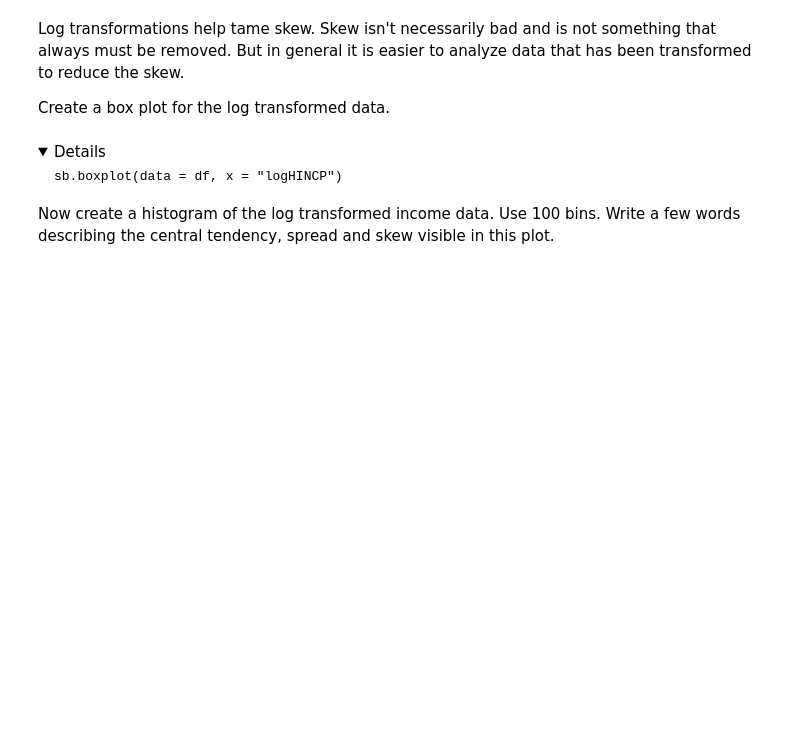
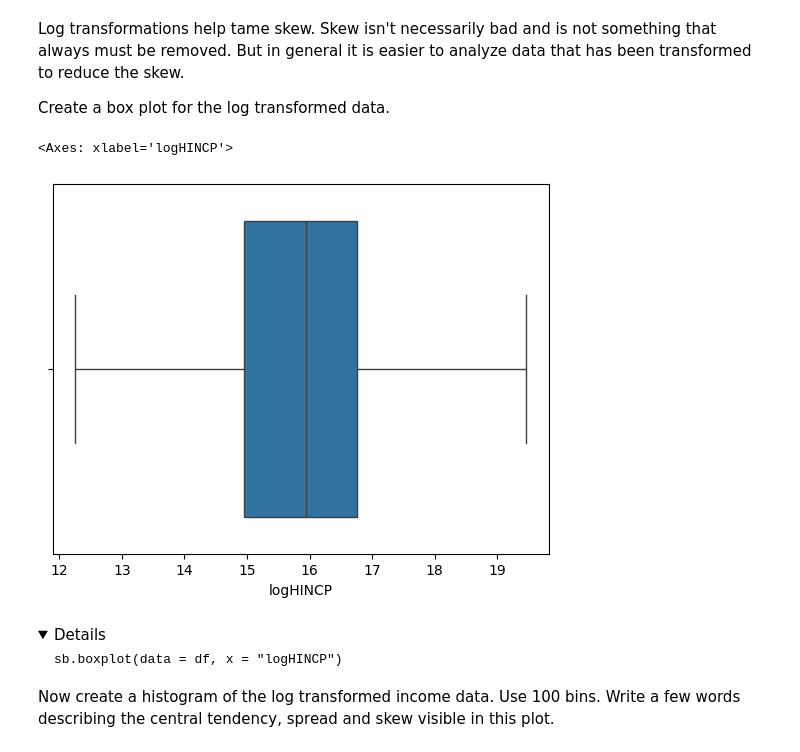
Before and after one commit to koumemura/lab-04, a Jupyter notebook: lab04_acs_graphing.ipynb, the cells around one changed output. Cells and saved outputs as stored; diff of their text form; code cells hidden in the pictures; folded sections open; blank space fills up the shorter version.

```diff
--- a/lab04_acs_graphing.ipynb
+++ b/lab04_acs_graphing.ipynb
@@ -298,6 +362,11 @@ df["logHINCP"] = np.log2(df["HINCP"].clip(1))
 Log transformations help tame skew. Skew isn't necessarily bad and is not something that always must be removed.  But in general it is easier to analyze data that has been transformed to reduce the skew.
 
 Create a box plot for the log transformed data.
+# %%
+sb.boxplot(x = "logHINCP", showfliers = False, data = df)
+# %% [output]
+<Axes: xlabel='logHINCP'>
+[figure, added]
 # %% [markdown]
 <details>
 
```
Also changed, not shown: parts of 14 cells of this notebook.
